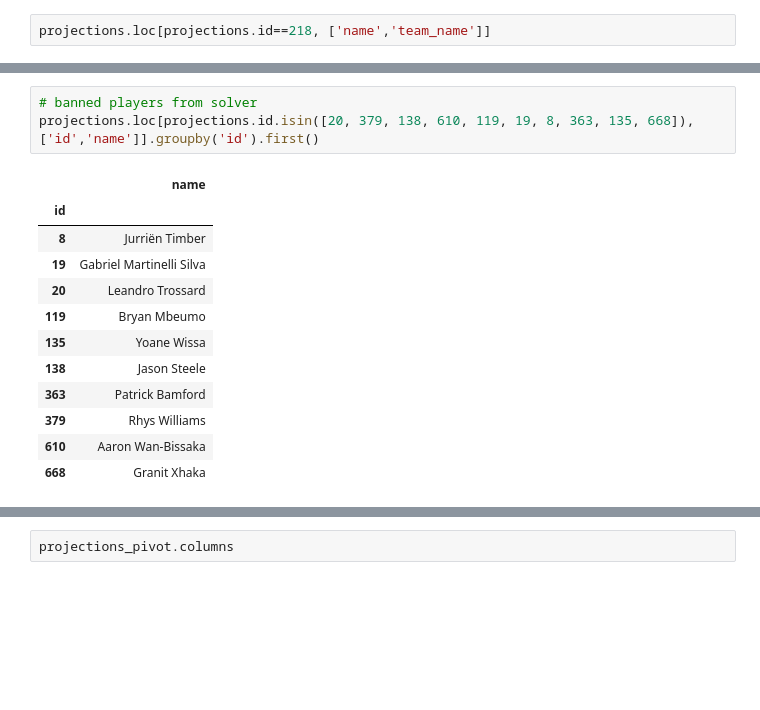
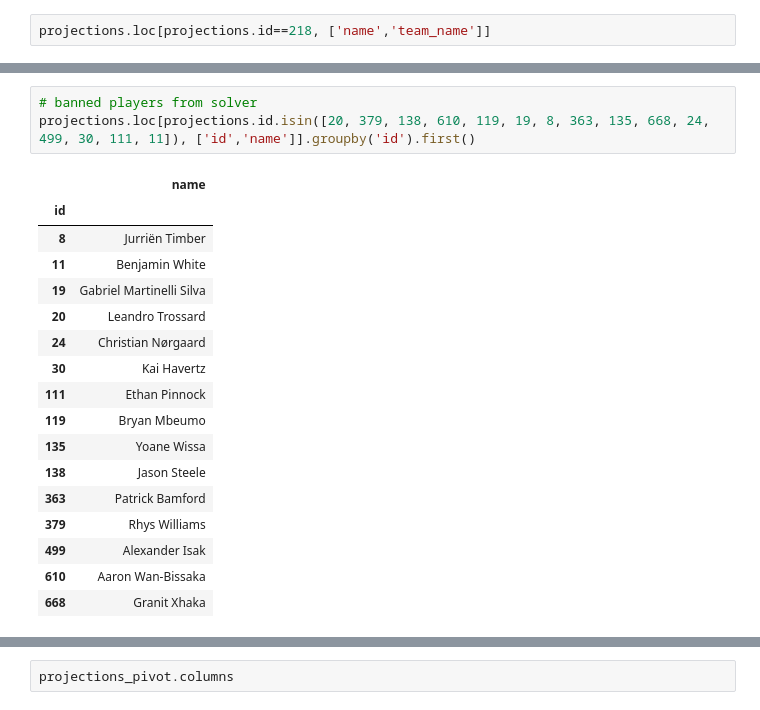
Before and after one commit to jaksticks/Fantasy-Premier-League, a Jupyter notebook: season25_26/notebooks/fplreview_style_projection_data.ipynb, the cells around one changed output, grey strips where cells are left out. Saved outputs shown, nothing was run; the diff lists cells and outputs as text; blank space fills up the shorter version.

```diff
--- a/season25_26/notebooks/fplreview_style_projection_data.ipynb
+++ b/season25_26/notebooks/fplreview_style_projection_data.ipynb
@@ -417,17 +389,22 @@ projections.loc[projections.id.isin([470, 348, 263]), ['id','name']].groupby('id
 # %%
 # banned players from solver
-projections.loc[projections.id.isin([20, 379, 138, 610, 119, 19, 8, 363, 135, 668]), ['id','name']].groupby('id').first()
+projections.loc[projections.id.isin([20, 379, 138, 610, 119, 19, 8, 363, 135, 668, 24, 499, 30, 111, 11]), ['id','name']].groupby('id').first()
 # %% [output]
 |  | name |
 | id |  |
 | 8 | Jurriën Timber |
+| 11 | Benjamin White |
 | 19 | Gabriel Martinelli Silva |
 | 20 | Leandro Trossard |
+| 24 | Christian Nørgaard |
+| 30 | Kai Havertz |
+| 111 | Ethan Pinnock |
 | 119 | Bryan Mbeumo |
 | 135 | Yoane Wissa |
 | 138 | Jason Steele |
 | 363 | Patrick Bamford |
 | 379 | Rhys Williams |
+| 499 | Alexander Isak |
 | 610 | Aaron Wan-Bissaka |
 | 668 | Granit Xhaka |
 # %%
```
Also changed, not shown: parts of 10 cells of this notebook, 11 other files.
